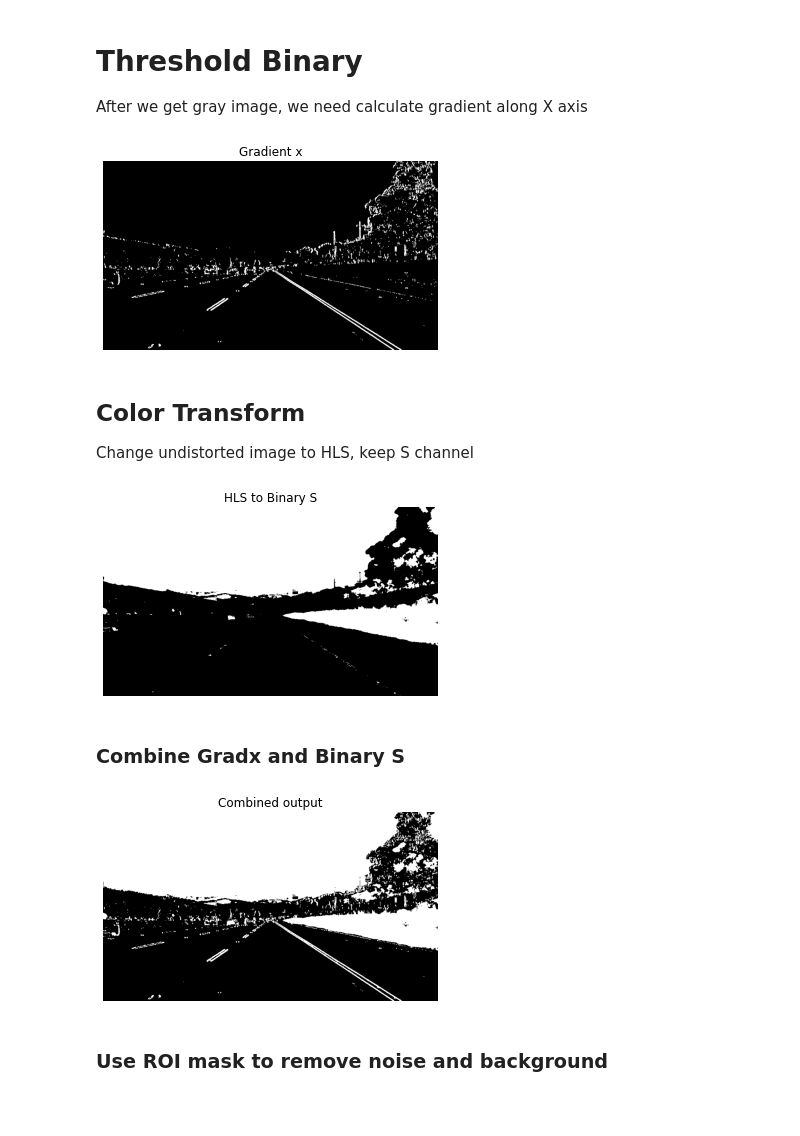
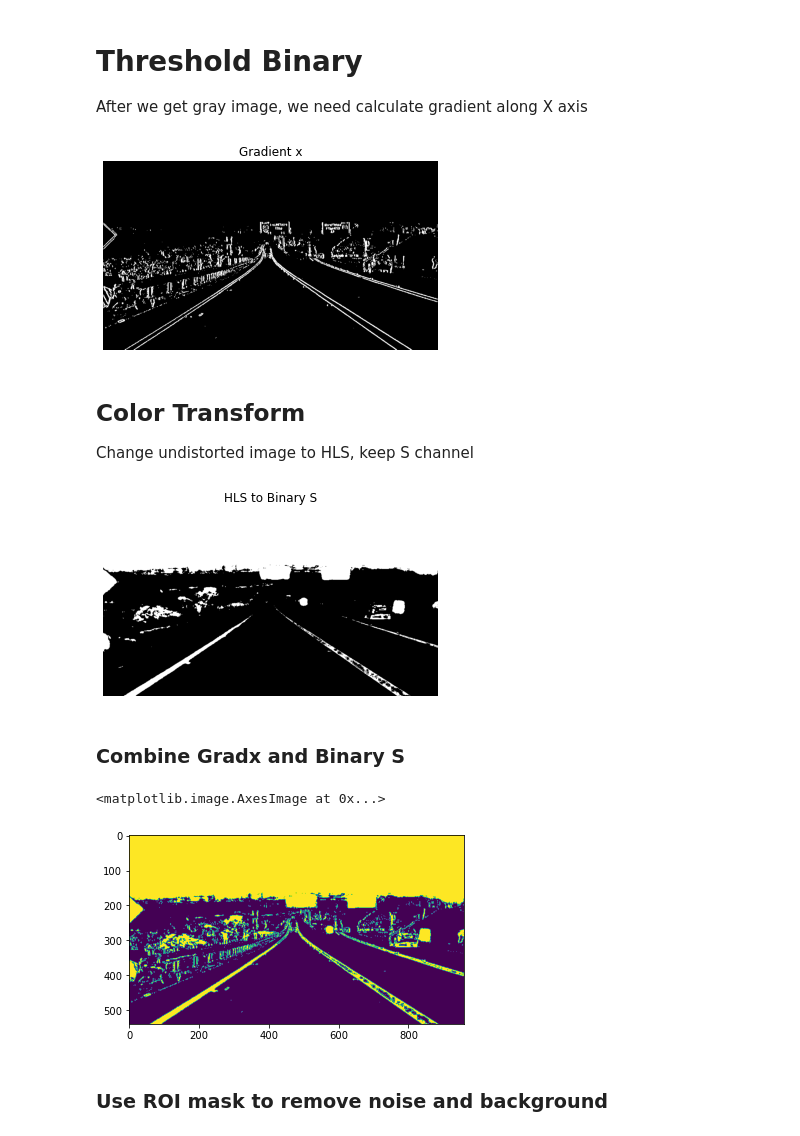
Before and after one commit to garychian/SDE-Project_1-Finding_Lane_on_the_road, a Jupyter notebook: Project 1_Advanced_lane_finding.ipynb, the cells around one changed output. Drawn from its saved outputs; the diff is of its cells as text; code cells hidden in the pictures; blank space fills up the shorter version.

```diff
--- a/Project 1_Advanced_lane_finding.ipynb
+++ b/Project 1_Advanced_lane_finding.ipynb
@@ -82,14 +82,14 @@ def correction(image,calib_params,showMe=0):
 # %%
 nx = 9
 ny = 6
-folder_calibration = glob.glob("camera_cal/calibration[1-7].jpg")
+folder_calibration = glob.glob("camera_cal/calibration[1-2].jpg")
 #print(folder_calibration)
 calib_params = camera_calibration(folder_calibration,nx,ny,showMe=1)
 print('RMS Error of Camera calibration:{:.3f}'.format(calib_params['ret']))
 print('This number must be between 0.1 and 1.0')
 imgs_tests = glob.glob('images/*.jpg')
 original_img = np.random.choice(imgs_tests)
-original_img = cv2.imread("images/test 3.jpg")
+original_img = cv2.imread("images/test 2.jpg")
 original_img = cv2.cvtColor(original_img,cv2.COLOR_BGR2RGB)
 display(original_img, 'Original image', color = 0)
 # %% [output]
@@ -133,7 +133,7 @@ gradx_thresh = [25,255]
 gradx = directional_gradient(gray_ex,direction='x',thresh = gradx_thresh)
 display(gradx,'Gradient x', color = 0)
 # %% [output]
-[figure, old version]
+[figure, new version]
 # %% [markdown]
 ## Color Transform
 Change undistorted image to HLS, keep S channel
@@ -159,15 +159,17 @@ ch_thresh = [50,255]
 ch3_hls_binary = color_binary(corr_img,dst_format='HLS',ch=3,ch_thresh=ch_thresh)
 display(ch3_hls_binary,'HLS to Binary S',color=0)
 # %% [output]
-[figure, old version]
+[figure, new version]
 # %% [markdown]
 ### Combine Gradx and Binary S
 # %%
 combined_output = np.zeros_like(gradx)
 combined_output[(gradx == 1)|(ch3_hls_binary==1)] = 1
-display(combined_output,'Combined output',color=0)
+#display(combined_output,'Combined output',color=0)
+plt.imshow(combined_output)
 # %% [output]
+<matplotlib.image.AxesImage at 0x...>
-[figure, old version]
+[figure, new version]
 # %% [markdown]
 ### Use ROI mask to remove noise and background
 # %%
```
Also changed, not shown: parts of 11 cells of this notebook.
